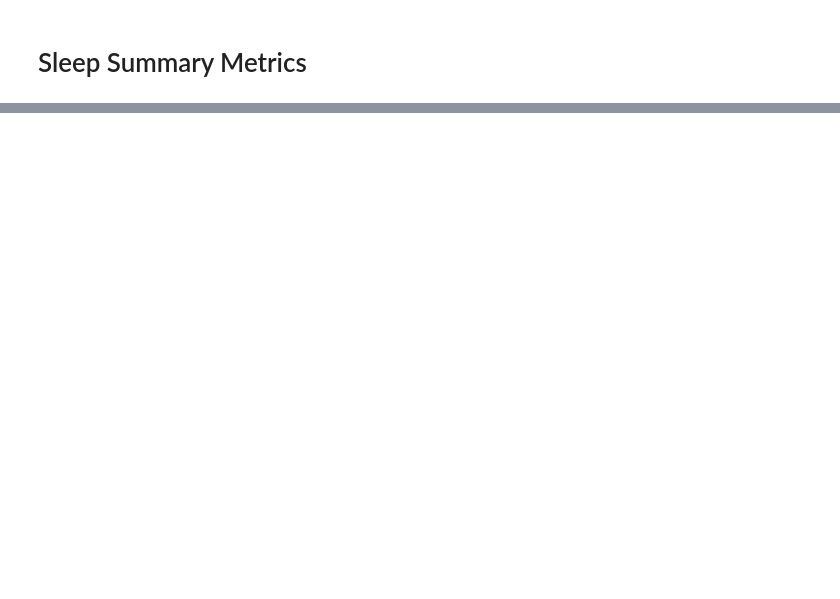
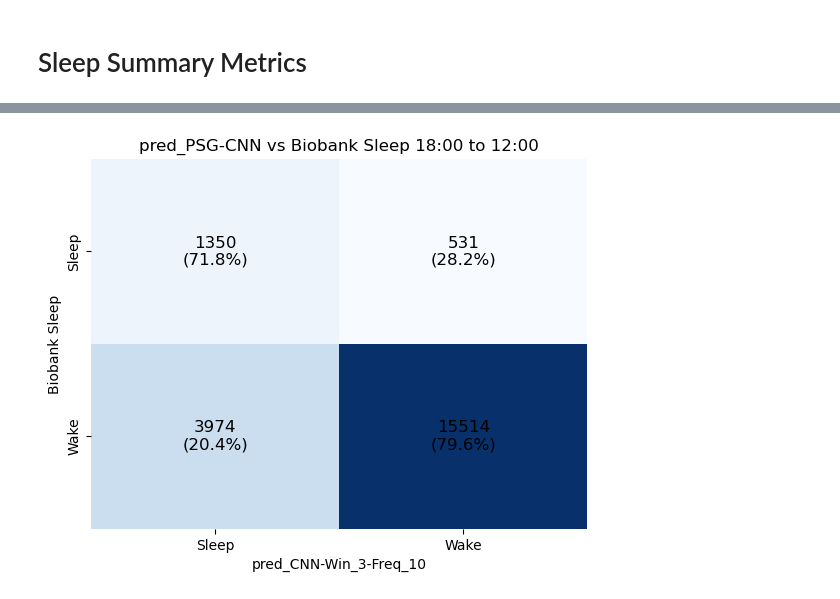
Before and after one commit to MiladShahidi/AX3-Sleep-Wake, a Jupyter notebook: metrics.ipynb, the cells around one changed output, grey strips where cells are left out. Cells and saved outputs as stored; diff of their text form; code cells hidden in the pictures; blank space fills up the shorter version.

```diff
--- a/metrics.ipynb
+++ b/metrics.ipynb
@@ -368,0 +339,14 @@ metrics_df.drop(['subject_id', 'sleep_episode_id'], axis=1).groupby('source').ag
+# %%
+# Define the corrected Bland-Altman plot function
+def bland_altman_plot_corrected(data1, data2, metric, method1, method2, ax):
+    mean = np.mean([data1, data2], axis=0)
+    diff = data1 - data2
+    md = np.mean(diff)
+    sd = np.std(diff, axis=0)
+
+    ax.scatter(mean, diff, alpha=0.5, color='red')
+    ax.axhline(md, color='purple', linestyle='-')
+    ax.axhline(md + 1.96 * sd, color='purple', linestyle='--')
+    ax.axhline(md - 1.96 * sd, color='purple', linestyle='--')
+    ax.set_xlabel(f'Average {metric} (min)')
+    ax.set_ylabel(f'{method1}-{method2} {metric} (min)')
@@ -368,0 +937,72 @@ metrics_df.drop(['subject_id', 'sleep_episode_id'], axis=1).groupby('source').ag
+# %%
+## 18:00 to 12:00 confusion matrix
+
+# Directory containing the CSV files
+directory_path = 'Results/merged_indicators'
+
+# List all CSV files in the directory
+csv_files = [file for file in os.listdir(directory_path) if file.endswith('.csv')]
+
+# Load and concatenate all CSV files
+data_list = [pd.read_csv(os.path.join(directory_path, file)) for file in csv_files]
+data = pd.concat(data_list, ignore_index=True)
+
+# Convert the 'epoch_ts' column to datetime format
+data['epoch_ts'] = pd.to_datetime(data['epoch_ts'])
+
+# Define the start and end date for the entire dataset
+data['date'] = data['epoch_ts'].dt.date
+start_date = data['date'].min()
+end_date = data['date'].max()
+
+# Function to create confusion matrix
+def create_confusion_matrix(df, true_label, pred_label):
+    cm = confusion_matrix(df[true_label], df[pred_label], labels=[0, 1])
+    return cm
+
+# Function to plot confusion matrix
+def plot_confusion_matrix(cm, title,x_label, y_label):
+    cm_percent = cm.astype('float') / cm.sum(axis=1)[:, np.newaxis] * 100
+    fig, ax = plt.subplots()
+    sns.heatmap(cm, annot=False, fmt='d', cmap='Blues', ax=ax, cbar=False)
+    for i in range(cm.shape[0]):
+        for j in range(cm.shape[1]):
+            ax.text(j + 0.5, i + 0.5, f'{cm[i, j]}\n({cm_percent[i, j]:.1f}%)',
+                    horizontalalignment='center', verticalalignment='center', color='black', fontsize=12)
+
+    ax.set_xlabel(x_label)
+    ax.set_ylabel(y_label)
+    ax.set_xticklabels(['Sleep', 'Wake'])
+    ax.set_yticklabels(['Sleep', 'Wake'])
+    ax.set_title(title)
+    plt.show()
+
+# Initialize cumulative confusion matrices
+cumulative_cm_biobank = np.zeros((2, 2), dtype=int)
+cumulative_cm_psg = np.zeros((2, 2), dtype=int)
+cumulative_cm_aws = np.zeros((2, 2), dtype=int)
+
+# Iterate through each day in the range and calculate confusion matrices
+for single_date in pd.date_range(start=start_date, end=end_date):
+    start_time = f'{single_date} 18:00:00'
+    end_time = f'{single_date + pd.Timedelta(days=1)} 12:00:00'
+
+    filtered_data = data[(data['epoch_ts'] >= start_time) & (data['epoch_ts'] <= end_time)]
+    cleaned_data = filtered_data.dropna(subset=[pred_col_name, 'Biobank Sleep', 'PSG Sleep', 'AWS Sleep'])
+
+    if not cleaned_data.empty:
+        cm_biobank = create_confusion_matrix(cleaned_data, 'Biobank Sleep', pred_col_name)
+        cm_psg = create_confusion_matrix(cleaned_data, 'PSG Sleep', pred_col_name)
+        cm_aws = create_confusion_matrix(cleaned_data, 'AWS Sleep', pred_col_name)
+
+        cumulative_cm_biobank += cm_biobank
+        cumulative_cm_psg += cm_psg
+        cumulative_cm_aws += cm_aws
+
+
+# Plot confusion matrices
+plot_confusion_matrix(cumulative_cm_biobank, 'pred_PSG-CNN vs Biobank Sleep 18:00 to 12:00',pred_col_name , 'Biobank Sleep')
+plot_confusion_matrix(cumulative_cm_psg, 'pred_PSG-CNN vs PSG Sleep 18:00 to 12:00', pred_col_name,'PSG Sleep')
+plot_confusion_matrix(cumulative_cm_aws, 'pred_PSG-CNN vs AWS Sleep 18:00 to 12:00',pred_col_name,'AWS Sleep')
+# %% [output]
+[figure, added]
```
Also changed, not shown: parts of 26 cells of this notebook, 13 other files.
